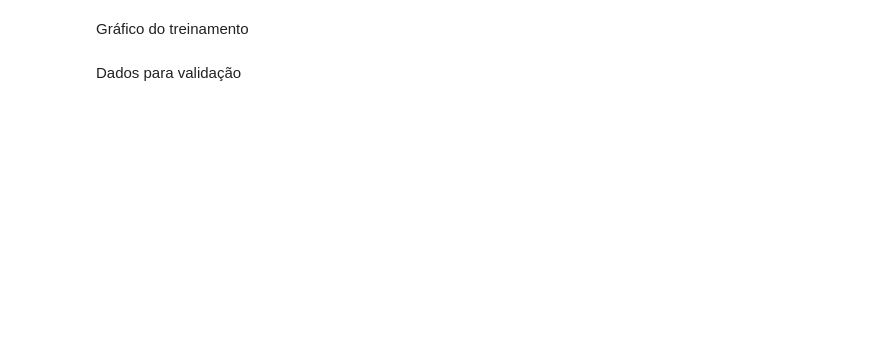
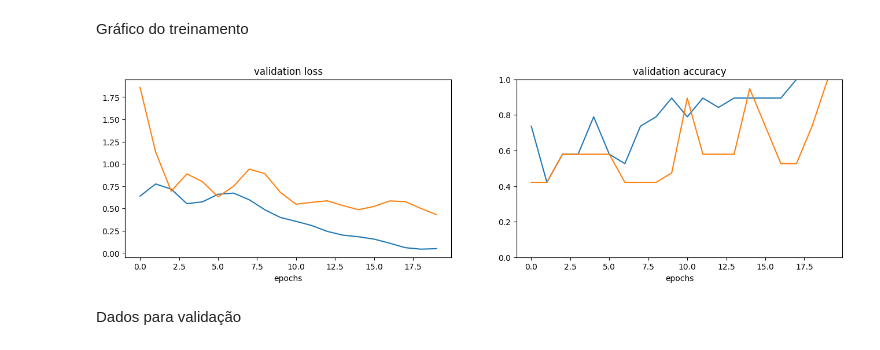
Before and after one commit to jonatas06ap/Classifica-o-de-imagem-com-Deep-Learning, a Jupyter notebook: Patinho_Lilica_TranferLearning.ipynb, the cells around one changed output. Saved outputs shown, nothing was run; the diff lists cells and outputs as text; code cells hidden in the pictures; blank space fills up the shorter version.

```diff
--- a/Patinho_Lilica_TranferLearning.ipynb
+++ b/Patinho_Lilica_TranferLearning.ipynb
@@ -324,6 +324,6 @@ Treinando a rede
 # %%
 history2 = model_new.fit(x_train, y_train,
                          batch_size = 128,
-                         epochs = 10,
+                         epochs = 20,
                          validation_data = (x_val, y_val))
 # %% [output]
@@ -352,19 +349,21 @@ Gráfico do treinamento
 # %%
 fig = plt.figure(figsize=(16,4))
 ax = fig.add_subplot(121)
 ax.plot(history.history["val_loss"])
 ax.plot(history2.history["val_loss"])
 ax.set_title("validation loss")
 ax.set_xlabel("epochs")
 
 ax2 = fig.add_subplot(122)
-ax2.plot(history.history["val_acc"])
-ax2.plot(history2.history["val_acc"])
+ax2.plot(history.history["val_accuracy"])
+ax2.plot(history2.history["val_accuracy"])
 ax2.set_title("validation accuracy")
 ax2.set_xlabel("epochs")
 ax2.set_ylim(0, 1)
 
 plt.show()
+# %% [output]
+[figure, added]
 # %% [markdown]
 Dados para validação
 # %%
```
Also changed, not shown: parts of 9 cells of this notebook.
